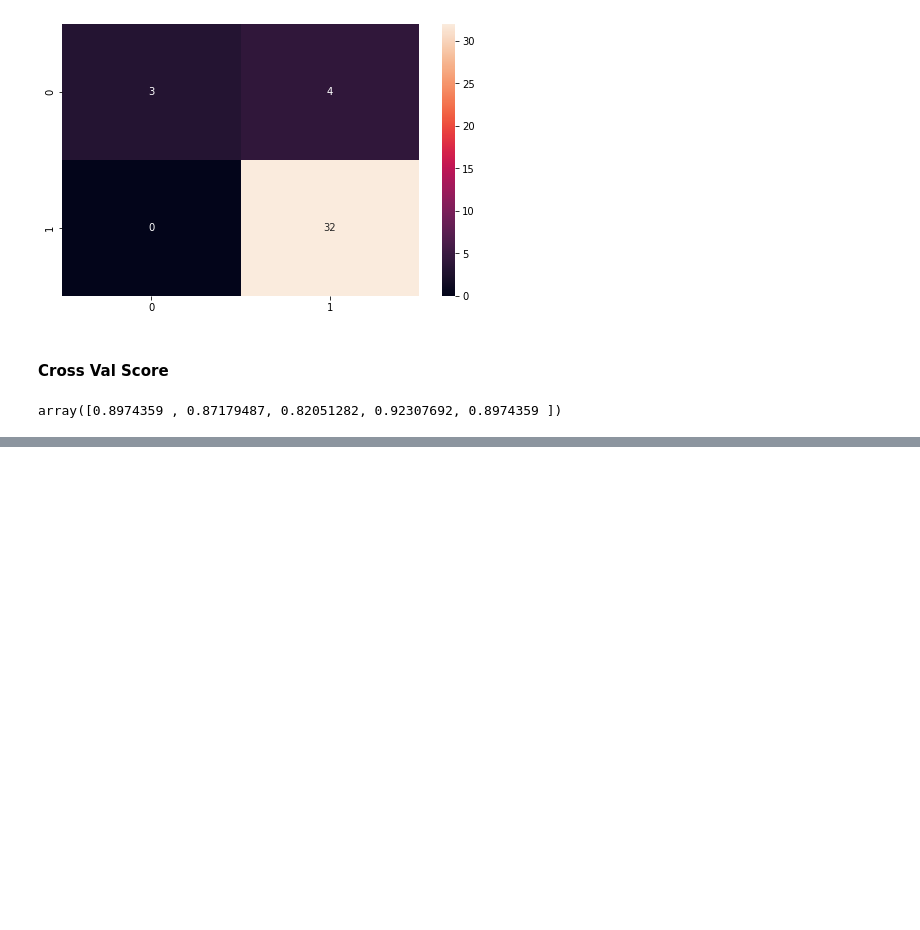
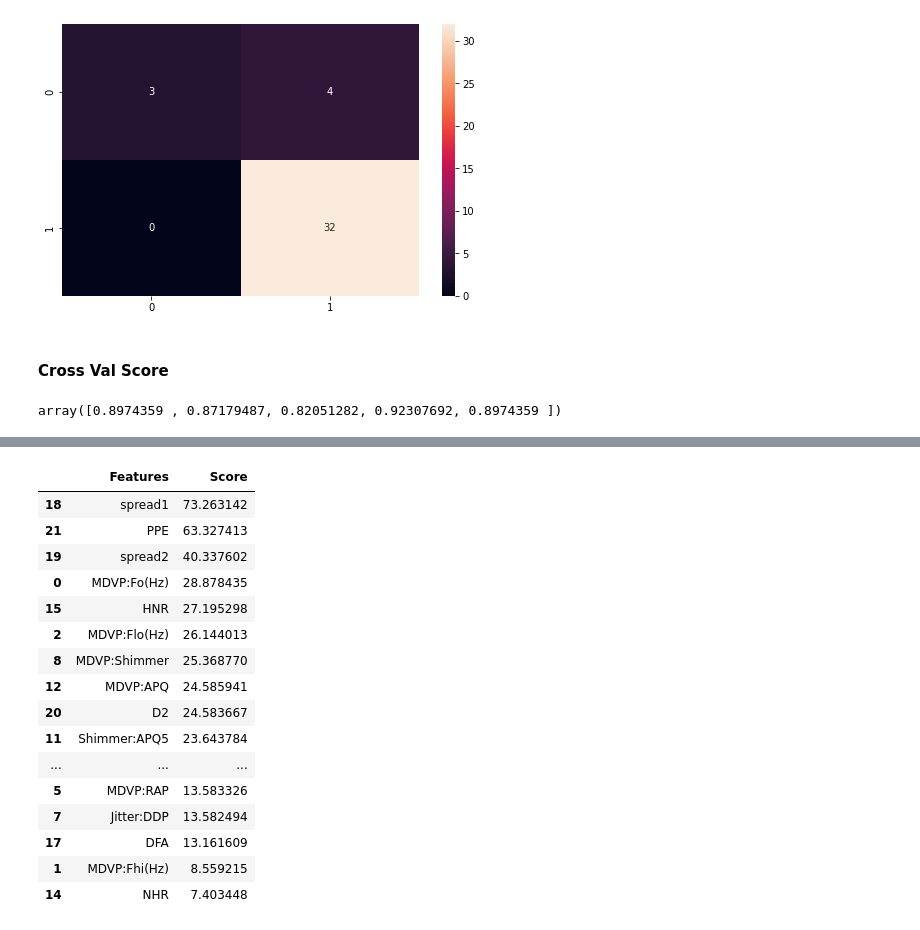
Before and after one commit to mrtlckn/Parkinson_Disease_Prediction, a Jupyter notebook: Parkinson's_Prediction.ipynb, the cells around one changed output, grey strips where cells are left out. Saved outputs shown, nothing was run; the diff lists cells and outputs as text; code cells hidden in the pictures; blank space fills up the shorter version.

```diff
--- a/Parkinson's_Prediction.ipynb
+++ b/Parkinson's_Prediction.ipynb
@@ -199,0 +204,25 @@ array([0.8974359 , 0.87179487, 0.82051282, 0.92307692, 0.8974359 ])
+# %%
+from sklearn.feature_selection import SelectKBest, f_classif
+
+test_selector = SelectKBest(f_classif).fit(X_train, y_train)
+
+features = pd.DataFrame({'Features': list(X_train.columns), "Score": test_selector.scores_})
+features.sort_values(by='Score', ascending=False)
+# %% [output]
+|  | Features | Score |
+| 18 | spread1 | 73.263142 |
+| 21 | PPE | 63.327413 |
+| 19 | spread2 | 40.337602 |
+| 0 | MDVP:Fo(Hz) | 28.878435 |
+| 15 | HNR | 27.195298 |
+| 2 | MDVP:Flo(Hz) | 26.144013 |
+| 8 | MDVP:Shimmer | 25.368770 |
+| 12 | MDVP:APQ | 24.585941 |
+| 20 | D2 | 24.583667 |
+| 11 | Shimmer:APQ5 | 23.643784 |
+| ... | ... | ... |
+| 5 | MDVP:RAP | 13.583326 |
+| 7 | Jitter:DDP | 13.582494 |
+| 17 | DFA | 13.161609 |
+| 1 | MDVP:Fhi(Hz) | 8.559215 |
+| 14 | NHR | 7.403448 |
```
Also changed, not shown: parts of 6 cells of this notebook.
